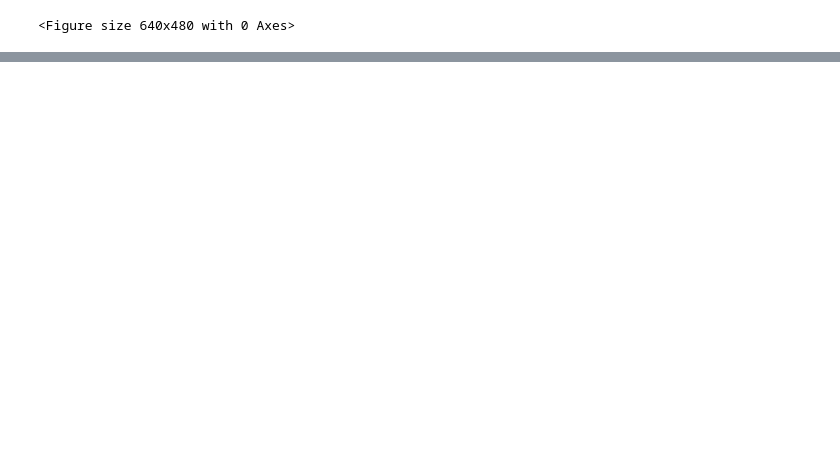
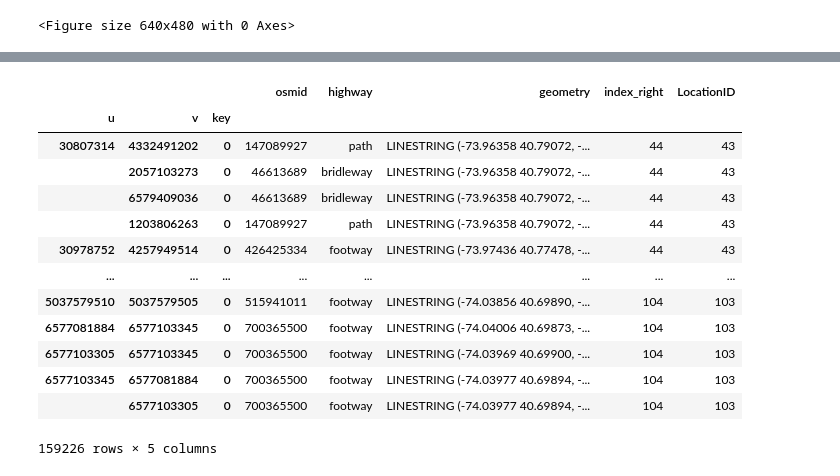
Before and after one commit to EchoCharlieII/ZenZone, a Jupyter notebook: Data_processing/test_osmnx.ipynb, the cells around one changed output, grey strips where cells are left out. Saved outputs shown, nothing was run; the diff lists cells and outputs as text; code cells hidden in the pictures; blank space fills up the shorter version.

```diff
--- a/Data_processing/test_osmnx.ipynb
+++ b/Data_processing/test_osmnx.ipynb
@@ -42,0 +191,16 @@ u           v          key
+# %%
+# Convert strings to geometry
+#taxi_zones_df['the_geom'] = taxi_zones_df['the_geom'].apply(wkt.loads)
+def safe_loads(row):
+    try:
+        return wkt.loads(row)
+    except Exception:
+        print(f"Error parsing row: {row}")
+        return None  # or some other value
+
+taxi_zones_df['the_geom'] = taxi_zones_df['the_geom'].apply(safe_loads)
+# %%
+# Convert the DataFrame into a GeoDataFrame
+gdf_taxi_zone = gpd.GeoDataFrame(taxi_zones_df[["LocationID", "the_geom"]], geometry='the_geom')
+
+print(gdf_taxi_zone.head())
@@ -42,0 +218,6 @@ u           v          key
+# %%
+gdf_taxi_zone = gdf_taxi_zone.set_crs("epsg:4326")
+gdf_taxi_zone = gdf_taxi_zone.to_crs(gdf_taxi_zone.crs)
+
+print(edges.crs)
+print(gdf_taxi_zone.crs)
@@ -42,0 +227,6 @@ u           v          key
+# %%
+# Perform spatial join
+street_zones = gpd.sjoin(streets_manhatten, gdf_taxi_zone, how="inner", op='intersects')
+
+# Save the output as a new shapefile (optional)
+print(street_zones.head())
@@ -42,0 +251,17 @@ u           v          key
+# %%
+street_zones
+# %% [output]
+|  |  |  | osmid | highway | geometry | index_right | LocationID |
+| u | v | key |  |  |  |  |  |
+| 30807314 | 4332491202 | 0 | 147089927 | path | LINESTRING (-73.96358 40.79072, -... | 44 | 43 |
+|  | 2057103273 | 0 | 46613689 | bridleway | LINESTRING (-73.96358 40.79072, -... | 44 | 43 |
+|  | 6579409036 | 0 | 46613689 | bridleway | LINESTRING (-73.96358 40.79072, -... | 44 | 43 |
+|  | 1203806263 | 0 | 147089927 | path | LINESTRING (-73.96358 40.79072, -... | 44 | 43 |
+| 30978752 | 4257949514 | 0 | 426425334 | footway | LINESTRING (-73.97436 40.77478, -... | 44 | 43 |
+| ... | ... | ... | ... | ... | ... | ... | ... |
+| 5037579510 | 5037579505 | 0 | 515941011 | footway | LINESTRING (-74.03856 40.69890, -... | 104 | 103 |
+| 6577081884 | 6577103345 | 0 | 700365500 | footway | LINESTRING (-74.04006 40.69873, -... | 104 | 103 |
+| 6577103305 | 6577103345 | 0 | 700365500 | footway | LINESTRING (-74.03969 40.69900, -... | 104 | 103 |
+| 6577103345 | 6577081884 | 0 | 700365500 | footway | LINESTRING (-74.03977 40.69894, -... | 104 | 103 |
+|  | 6577103305 | 0 | 700365500 | footway | LINESTRING (-74.03977 40.69894, -... | 104 | 103 |
+159226 rows × 5 columns
```
Also changed, not shown: parts of 25 cells of this notebook, 8 other files.
